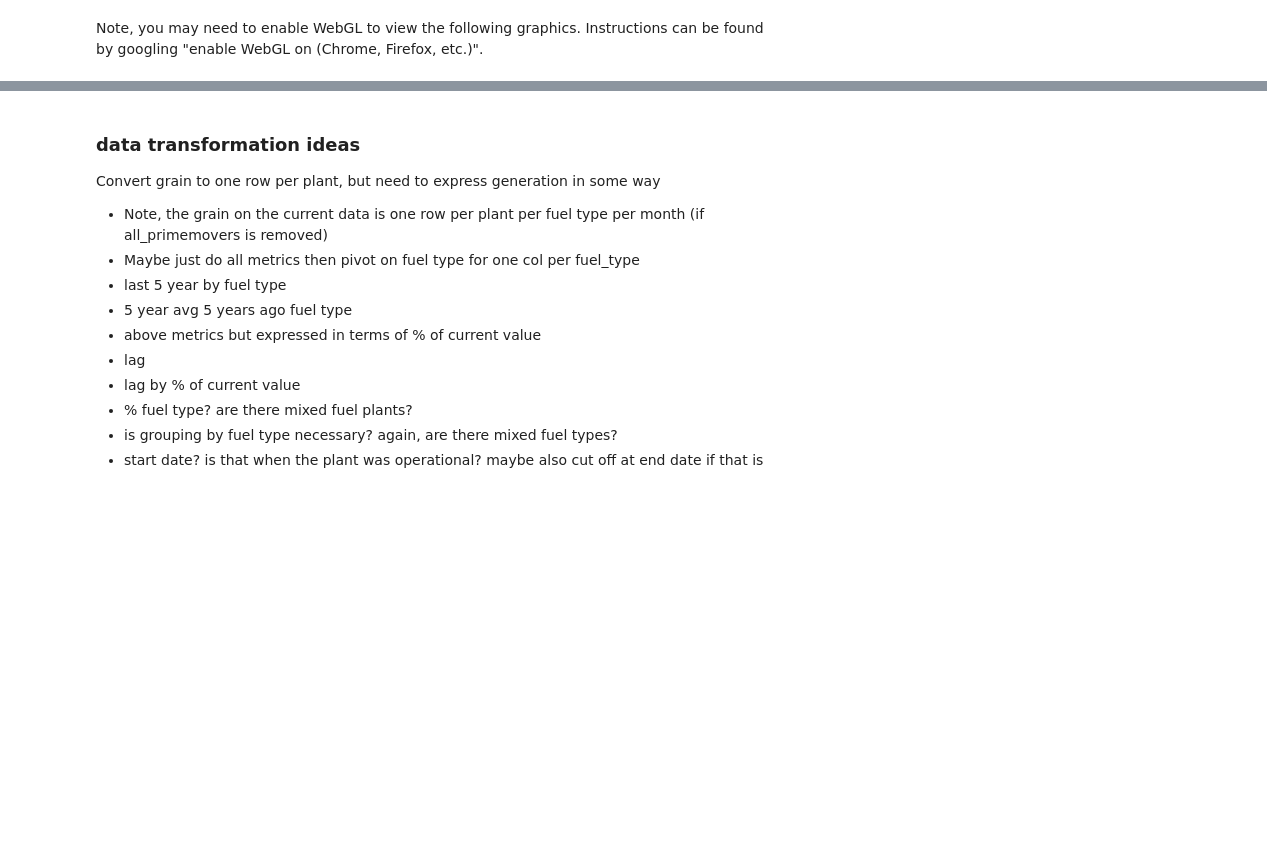
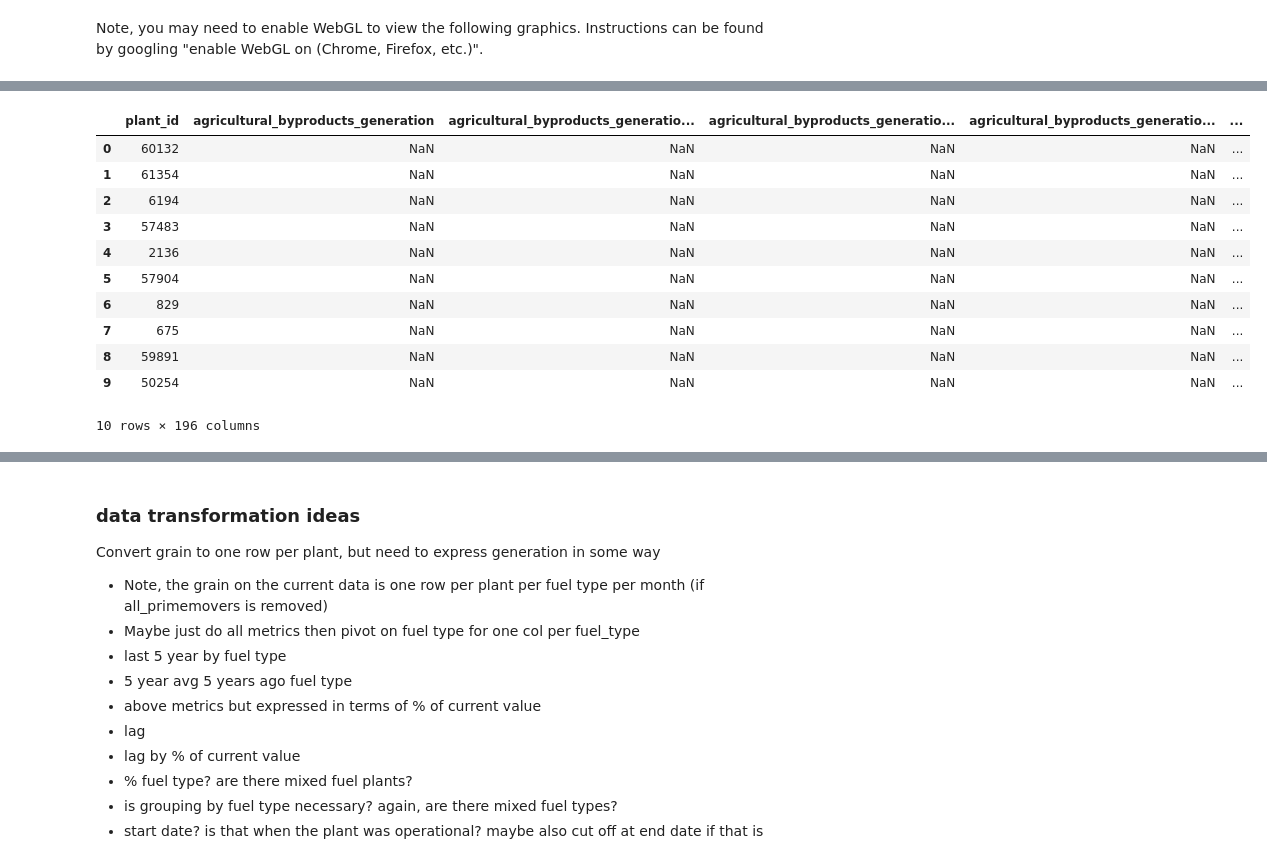
Before and after one commit to john-grando/eia-data-analysis, a Jupyter notebook: app/Notebooks/plant_level_clustering.ipynb, the cells around one changed output, grey strips where cells are left out. Drawn from its saved outputs; the diff is of its cells as text; code cells hidden in the pictures; blank space fills up the shorter version.

```diff
--- a/app/Notebooks/plant_level_clustering.ipynb
+++ b/app/Notebooks/plant_level_clustering.ipynb
@@ -195,0 +255,51 @@ fig.show()
+# %%
+electricity_ml_formatted_df = electricity_df\
+    .withColumn(
+        "year",
+        pysF.year(pysF.col("date")))\
+    .withColumn(
+        "fuel_type",
+        pysF.when(
+            pysF.col("fuel_type").isNotNull(),
+            pysF.col("fuel_type"))\
+        .otherwise("other")
+        )\
+    .groupBy("plant_id", "year", "fuel_type")\
+    .agg(pysF.sum(pysF.col("value")).alias("generation"))\
+    .withColumn(
+        "generation_1y",
+        pysF.avg(pysF.col("generation")).over(generation_lag1_windowspec))\
+    .withColumn(
+        "generation_2y",
+        pysF.avg(pysF.col("generation")).over(generation_lag2_windowspec))\
+    .withColumn(
+        "generation_5y",
+        pysF.avg(pysF.col("generation")).over(generation_lag5_windowspec))\
+    .withColumn(
+        "generation_10y",
+        pysF.avg(pysF.col("generation")).over(generation_lag10_windowspec))\
+    .filter(
+        pysF.col("year") == 2019)\
+    .groupBy("plant_id")\
+    .pivot('fuel_type')\
+    .agg(
+        pysF.sum(pysF.col("generation")).alias("generation"),
+        pysF.sum(pysF.col("generation_1y")).alias("generation_1y"),
+        pysF.sum(pysF.col("generation_2y")).alias("generation_2y"),
+        pysF.sum(pysF.col("generation_5y")).alias("generation_5y"),
+        pysF.sum(pysF.col("generation_10y")).alias("generation_10y"))
+# %%
+electricity_ml_formatted_df.limit(10).toPandas()
+# %% [output]
+|  | plant_id | agricultural_byproducts_generation | agricultural_byproducts_generatio... | agricultural_byproducts_generatio... | agricultural_byproducts_generatio... | ... |
+| 0 | 60132 | NaN | NaN | NaN | NaN | ... |
+| 1 | 61354 | NaN | NaN | NaN | NaN | ... |
+| 2 | 6194 | NaN | NaN | NaN | NaN | ... |
+| 3 | 57483 | NaN | NaN | NaN | NaN | ... |
+| 4 | 2136 | NaN | NaN | NaN | NaN | ... |
+| 5 | 57904 | NaN | NaN | NaN | NaN | ... |
+| 6 | 829 | NaN | NaN | NaN | NaN | ... |
+| 7 | 675 | NaN | NaN | NaN | NaN | ... |
+| 8 | 59891 | NaN | NaN | NaN | NaN | ... |
+| 9 | 50254 | NaN | NaN | NaN | NaN | ... |
+10 rows × 196 columns
```
Also changed, not shown: parts of 9 cells of this notebook.
